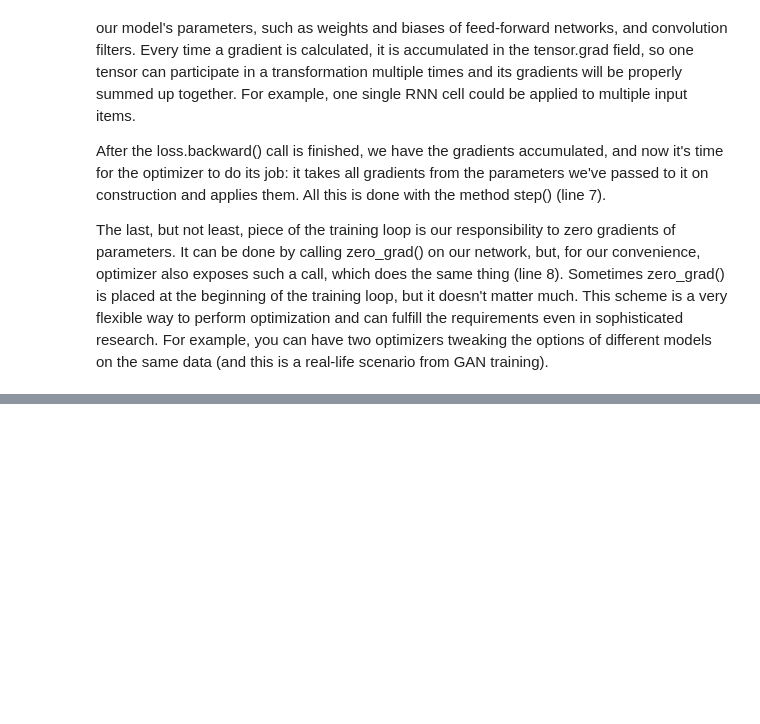
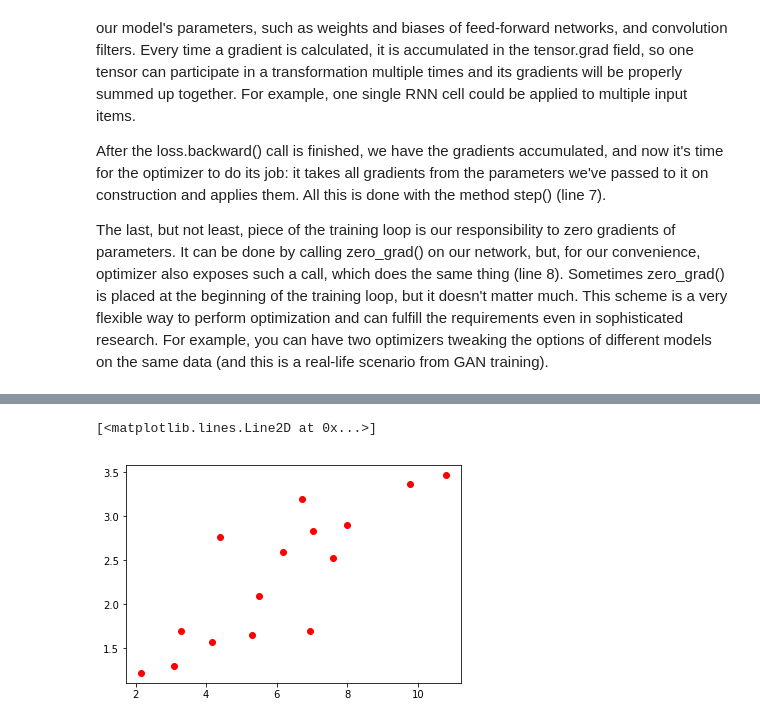
Before and after one commit to ilanreiter/DeepRL, a Jupyter notebook: DL with PyTorch .ipynb, the cells around one changed output, grey strips where cells are left out. Cells and saved outputs as stored; diff of their text form; code cells hidden in the pictures; blank space fills up the shorter version.

```diff
--- a/DL with PyTorch .ipynb
+++ b/DL with PyTorch .ipynb
@@ -402,0 +420,14 @@ data
+# %%
+import matplotlib.pyplot as plt
+x_train = np.array([[3.3], [4.4], [5.5], [6.71], [6.93], [4.168],
+                    [9.779], [6.182], [7.59], [2.167], [7.042],
+                    [10.791], [5.313], [7.997], [3.1]], dtype=np.float32)
+
+y_train = np.array([[1.7], [2.76], [2.09], [3.19], [1.694], [1.573],
+                    [3.366], [2.596], [2.53], [1.221], [2.827],
+                    [3.465], [1.65], [2.904], [1.3]], dtype=np.float32)
+
+plt.plot(x_train, y_train, 'ro', label='Original data')
+# %% [output]
+[<matplotlib.lines.Line2D at 0x...>]
+[figure, added]
```
Also changed, not shown: parts of 10 cells of this notebook, 28 other files.
